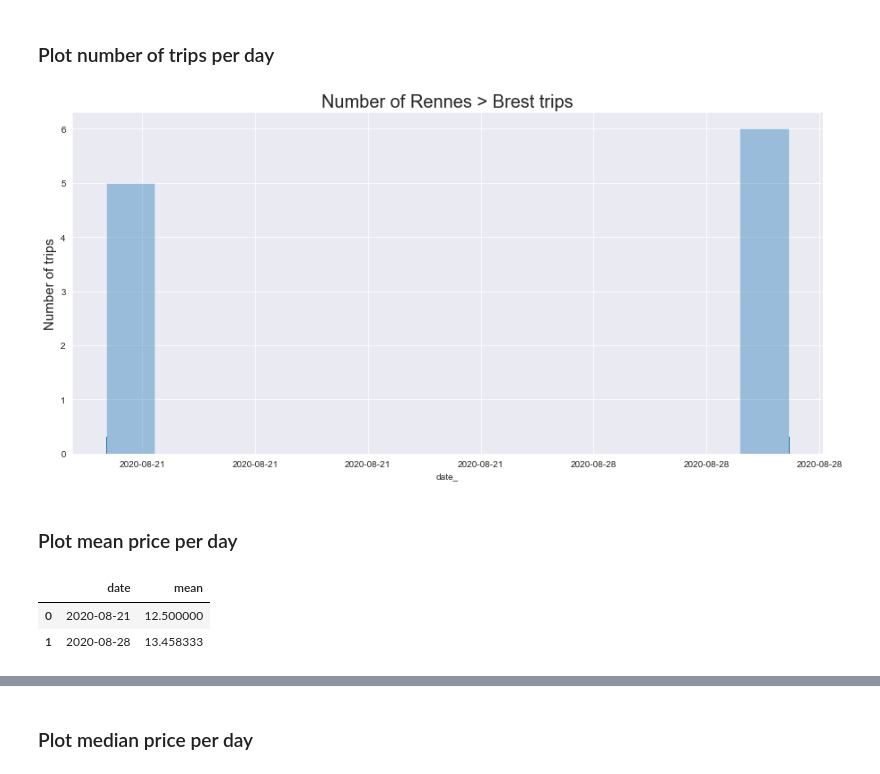
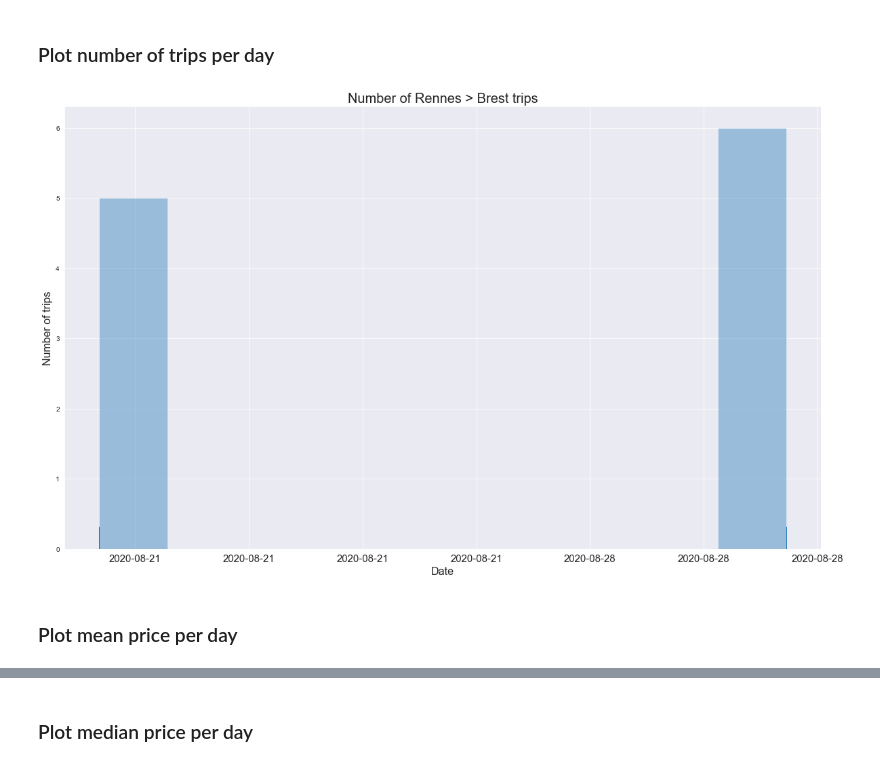
Before and after one commit to GHCamille/blablattractiveness, a Jupyter notebook: get_blabla_data.ipynb, the cells around one changed output, grey strips where cells are left out. Saved outputs shown, nothing was run; the diff lists cells and outputs as text; code cells hidden in the pictures.

Commit message:
style : graphs

```diff
--- a/get_blabla_data.ipynb
+++ b/get_blabla_data.ipynb
@@ -95,22 +88,22 @@ df_count = df_trips.copy(deep=True)
 # %%
-df_count['date_'] = pd.to_datetime(df_count['date'], format='%Y-%m-%d')
+df_trips['date_'] = pd.to_datetime(df_trips['date'], format='%Y-%m-%d')
+
+xticks_max = ceil(df_trips.price_of_the_trip.max())
+xticks_min = floor(df_trips.price_of_the_trip.min())
+xticks_range = xticks_max - xticks_min
 # %%
 sns.set_style('darkgrid')
-plt.figure(figsize=(15,7))
+plt.figure(figsize=(20,12))
 
-max_date = df_count['date_'].max().date()
-min_date = df_count['date_'].min().date()
-date_range = max_date - min_date
-date_range = date_range.days
+ax_1 = sns.distplot(df_trips.date_, bins=2*xticks_range,kde=False, rug=True)
 
-ax = sns.distplot(df_count.date_, bins=2*date_range,kde=False, rug=True)
+ax_1.set_title('Number of Rennes > Brest trips', fontsize=20)
+ax_1.set_xticklabels(df_trips.date, fontsize = 15)
 
-ax.set_title('Number of Rennes > Brest trips', fontsize=20)
-ax.set_xticklabels(df_count.date)
-
-ax.set_ylabel('Number of trips', fontsize=15)
+ax_1.set_ylabel('Number of trips', fontsize=16)
+ax_1.set_xlabel('Date', fontsize=16)
 
 plt.show()
 # %% [output]
-[figure, old version]
+[figure, new version]
 # %%
@@ -119,9 +112,5 @@ fig.savefig('./Plots/number_of_trips_' + title_date + '.png', dpi = 160, format
 # %% [markdown]
 ### Plot mean price per day
 # %%
-df_mean = df_trips.groupby(['date'])['price_of_the_trip'].mean().reset_index(name='mean')
-df_mean
+df_mean = df_trips.groupby(['date'])['price_of_the_trip'].mean().reset_index(name='mean_price')
+df_mean['date_'] = pd.to_datetime(df_mean['date'], format='%Y-%m-%d')
-# %% [output]
-|  | date | mean |
-| 0 | 2020-08-21 | 12.500000 |
-| 1 | 2020-08-28 | 13.458333 |
```
Also changed, not shown: parts of 10 cells of this notebook.
